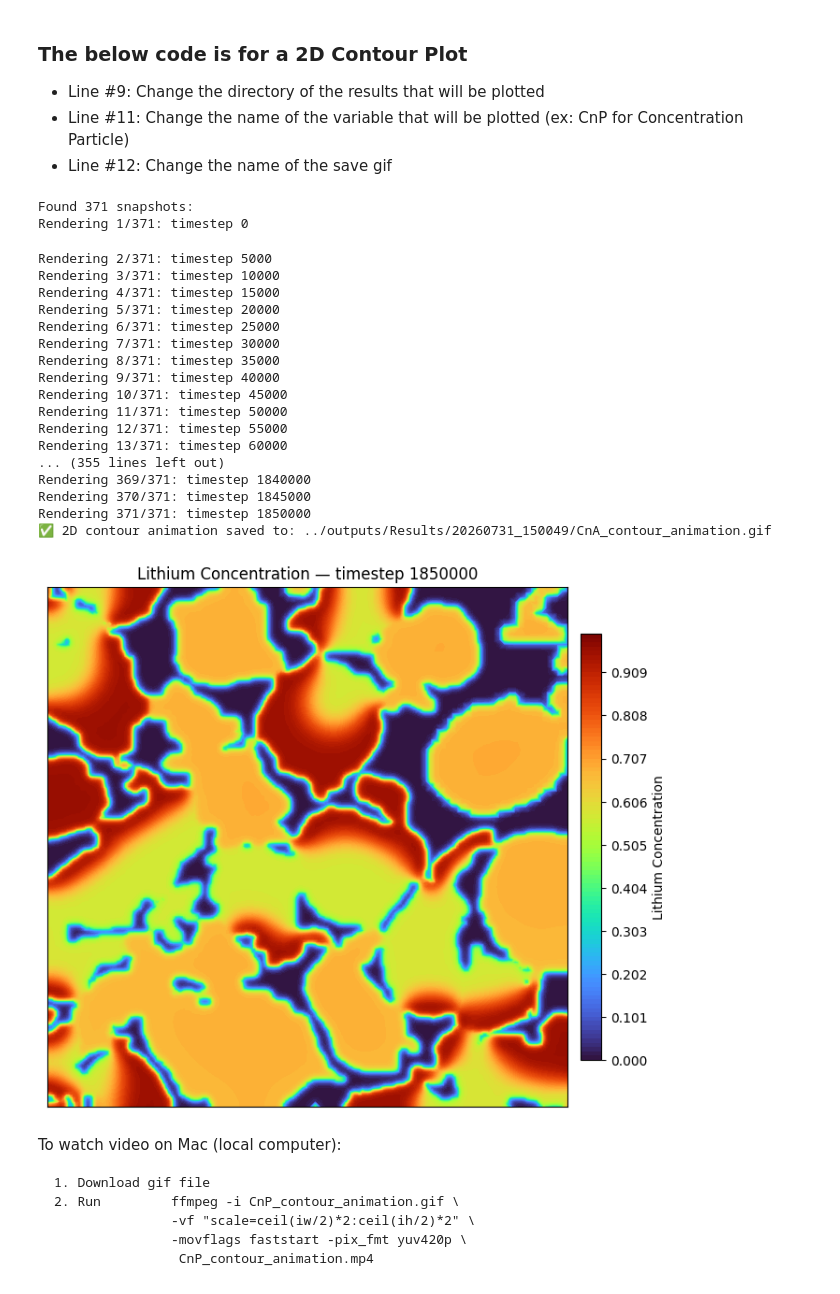
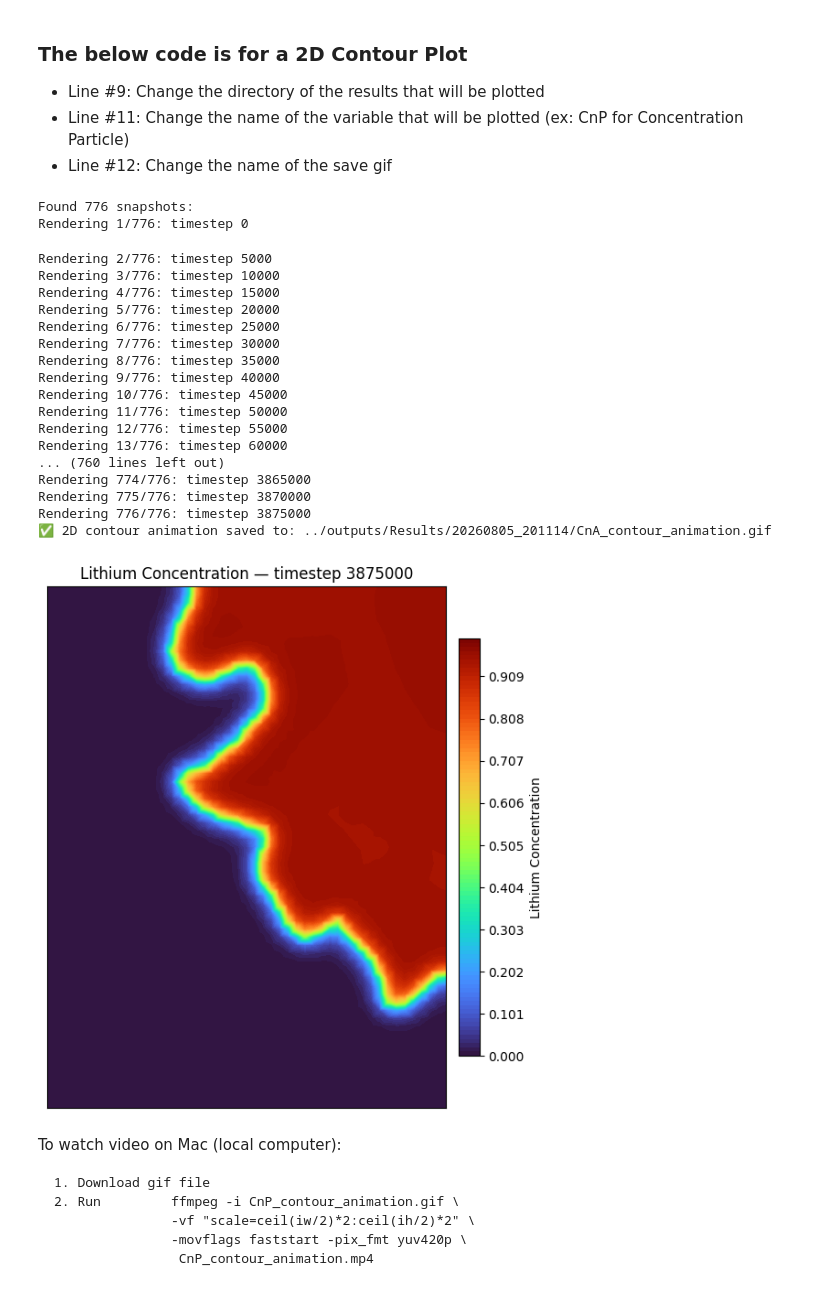
Before and after one commit to HCY-Group/BESFEM, a Jupyter notebook: plotting/timestep_plot.ipynb, the cells around one changed output. Cells and saved outputs as stored; diff of their text form; code cells hidden in the pictures.

```diff
--- a/plotting/timestep_plot.ipynb
+++ b/plotting/timestep_plot.ipynb
@@ -13,10 +13,10 @@ import glob, os
 from matplotlib.colors import Normalize
 
 # --- USER SETTINGS ---
-result_dir = "../outputs/Results/20260801_221458"
+result_dir = "../outputs/Results/20260805_201114"
 mesh_file = os.path.join(result_dir, "pmesh")
 # mesh_file = os.path.join("../MSU_HPCC/pmesh")
-pattern = os.path.join(result_dir, "CnA_total_[0-9]*")
+pattern = os.path.join(result_dir, "CnC_total_[0-9]*")
 output_gif = os.path.join(result_dir, "CnA_contour_animation.gif")
 
 # --- Load mesh once --/
@@ -61,53 +61,53 @@ cbar.set_label("Lithium Concentration")
 ax.clear()
 
 # --- Create GIF writer ---
 with imageio.get_writer(output_gif, mode='I', fps=5) as writer:
     for i, fname in enumerate(files):
         step_str = os.path.basename(fname).split("_")[-1]
         timestep = int(step_str)
         print(f"Rendering {i+1}/{len(files)}: timestep {timestep}")
 
         # Load MFEM GridFunction data
         gf = mfem.GridFunction(mesh, fname)
         Z = gf.GetDataArray()
 
         Z = np.clip(Z, 0.0, 1.0) # Forcing values within [0, 1.0]
 
         ax.clear()
         cntr = ax.tricontourf(X, Y, Z, levels=levels, cmap='turbo', norm=norm)
         ax.set_aspect('equal', adjustable='box')
         ax.set_xticks([]); ax.set_yticks([])
         ax.set_title(f"Lithium Concentration — timestep {timestep}")
 
         # Save frame to temp file
         frame_path = "temp_frame.png"
         plt.savefig(frame_path, dpi=100, bbox_inches='tight')
         writer.append_data(imageio.imread(frame_path))
 
 # Clean up temporary frame
 os.remove("temp_frame.png")
 print(f"✅ 2D contour animation saved to: {output_gif}")
 # %% [output]
-Found 371 snapshots:
-Rendering 1/371: timestep 0
+Found 776 snapshots:
+Rendering 1/776: timestep 0
-Rendering 2/371: timestep 5000
-Rendering 3/371: timestep 10000
-Rendering 4/371: timestep 15000
-Rendering 5/371: timestep 20000
-Rendering 6/371: timestep 25000
-Rendering 7/371: timestep 30000
-Rendering 8/371: timestep 35000
-Rendering 9/371: timestep 40000
-Rendering 10/371: timestep 45000
-Rendering 11/371: timestep 50000
-Rendering 12/371: timestep 55000
-Rendering 13/371: timestep 60000
-... (355 lines left out)
-Rendering 369/371: timestep 1840000
-Rendering 370/371: timestep 1845000
-Rendering 371/371: timestep 1850000
-✅ 2D contour animation saved to: ../outputs/Results/20260731_150049/CnA_contour_animation.gif
+Rendering 2/776: timestep 5000
+Rendering 3/776: timestep 10000
+Rendering 4/776: timestep 15000
+Rendering 5/776: timestep 20000
+Rendering 6/776: timestep 25000
+Rendering 7/776: timestep 30000
+Rendering 8/776: timestep 35000
+Rendering 9/776: timestep 40000
+Rendering 10/776: timestep 45000
+Rendering 11/776: timestep 50000
+Rendering 12/776: timestep 55000
+Rendering 13/776: timestep 60000
+... (760 lines left out)
+Rendering 774/776: timestep 3865000
+Rendering 775/776: timestep 3870000
+Rendering 776/776: timestep 3875000
+✅ 2D contour animation saved to: ../outputs/Results/20260805_201114/CnA_contour_animation.gif
-[figure, old version]
+[figure, new version]
 # %% [markdown]
 To watch video on Mac (local computer):
 
```
Also changed, not shown: 13 other files.
